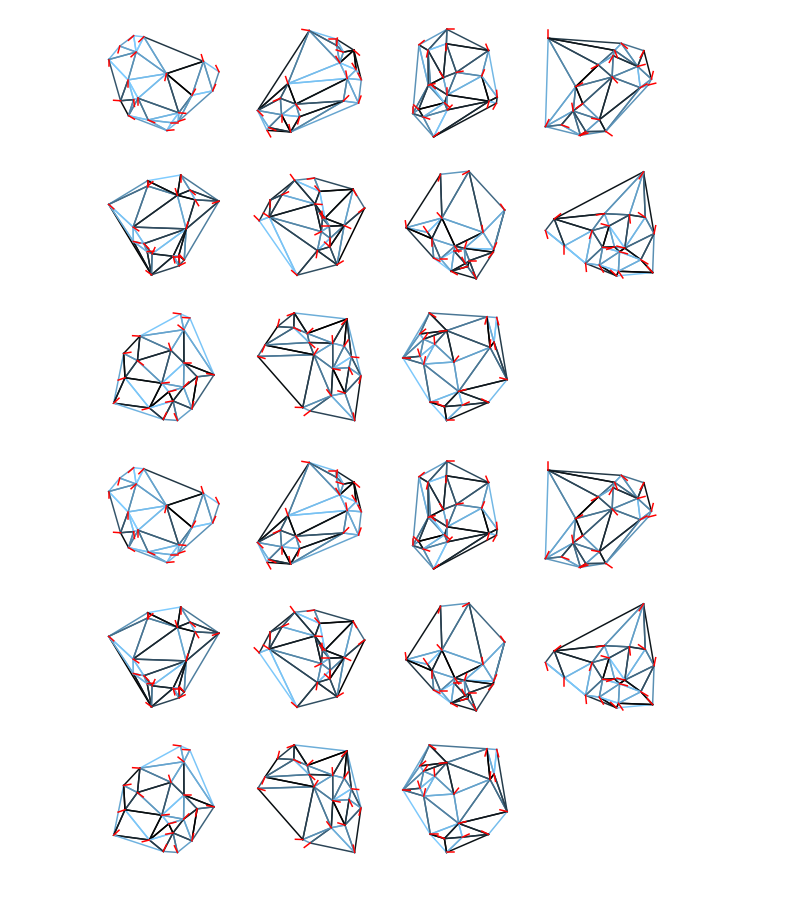
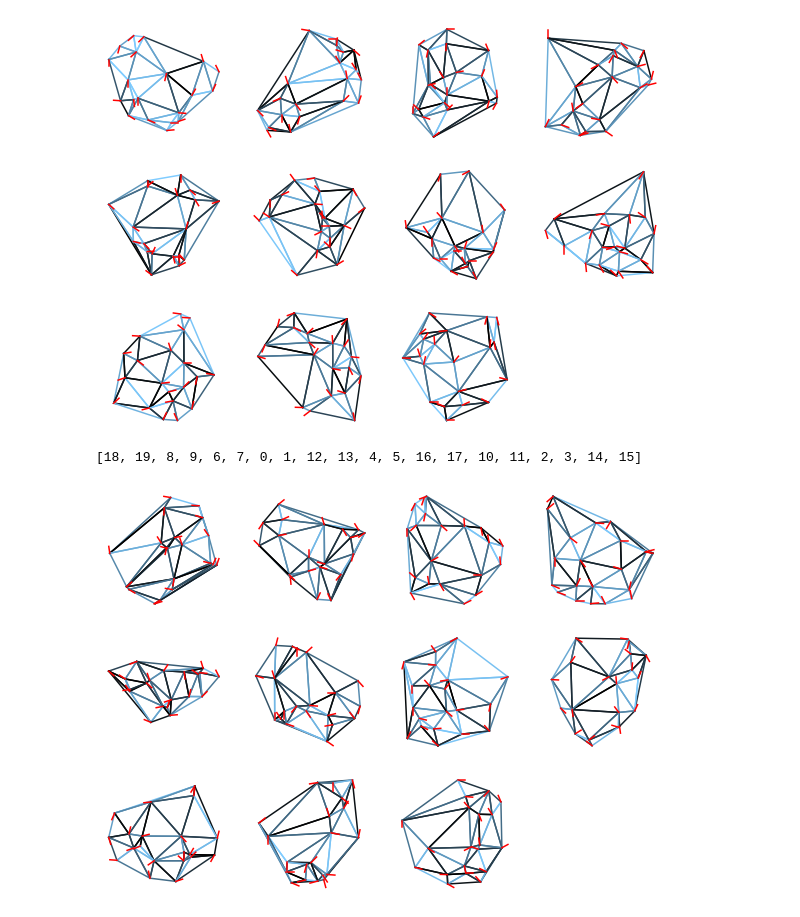
Before and after one commit to khakhalin/Xenopus-Behavior, a Jupyter notebook: 01 Schooling/Schooling playground.ipynb, the cells around one changed output. Cells and saved outputs as stored; diff of their text form; code cells hidden in the pictures.

```diff
--- a/01 Schooling/Schooling playground.ipynb
+++ b/01 Schooling/Schooling playground.ipynb
@@ -145,14 +144,24 @@ out.head(5)
 | 3 | 2 | 3 | 2.508651 | 0.559125 | 0 |
 | 4 | 3 | 4 | 2.511861 | 0.266252 | 0 |
 [figure]
-# %%
-# Time to reshuffle
-def shuffleTads(d):
-    '''Reshuffles tadpoles within between frames'''
-    nd = d.copy()
-    return nd
-
-nd = shuffleTads(data)
-out2 = processEverything(data)
-# %% [output]
-[figure, removed]
+# %%
+i = np.random.permutation(10)
+[a for b in [[2*j,2*j+1] for j in i] for a in b]
+# %% [output]
+[18, 19, 8, 9, 6, 7, 0, 1, 12, 13, 4, 5, 16, 17, 10, 11, 2, 3, 14, 15]
+# %%
+# Time to reshuffle
+def shuffleTads(d):
+    '''Reshuffles tadpoles within between frames'''
+    nd = d.copy()
+    p = np.random.permutation(len(d)//2)
+    i = [a for sublist in [[2*j,2*j+1] for j in p] for a in sublist] # Looks like [2 3 0 1 4 5] etc. Weird syntax, huh?
+    nd = nd.iloc[i]
+    nd = nd.reset_index()
+    nd['Frame'] = d['Frame'] # After everything was reshuffled, reset frame numbers
+    return nd
+
+nd = shuffleTads(data)
+out2 = processEverything(nd)
+# %% [output]
+[figure, added]
```
Also changed, not shown: parts of 1 cell of this notebook.
